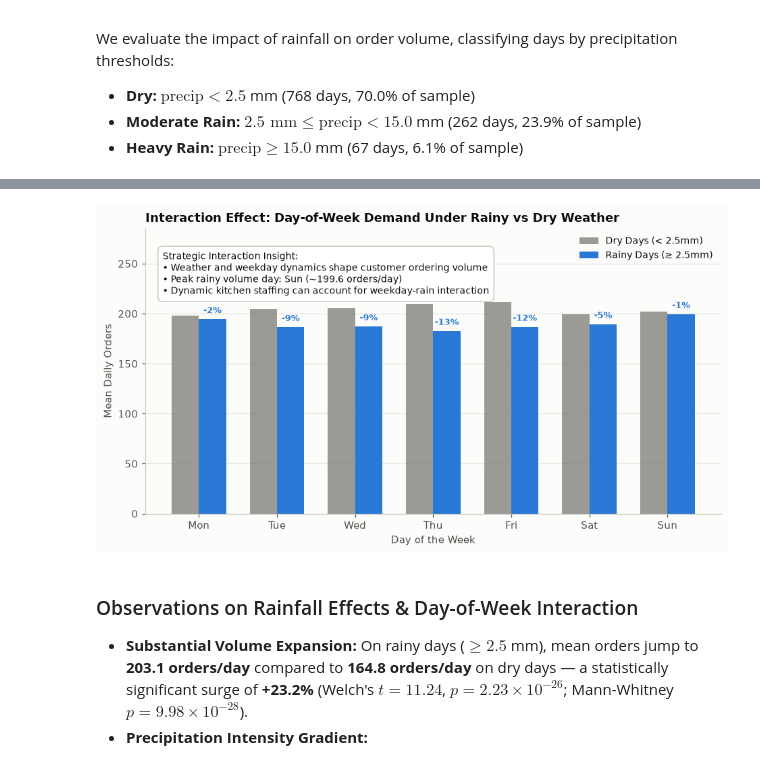
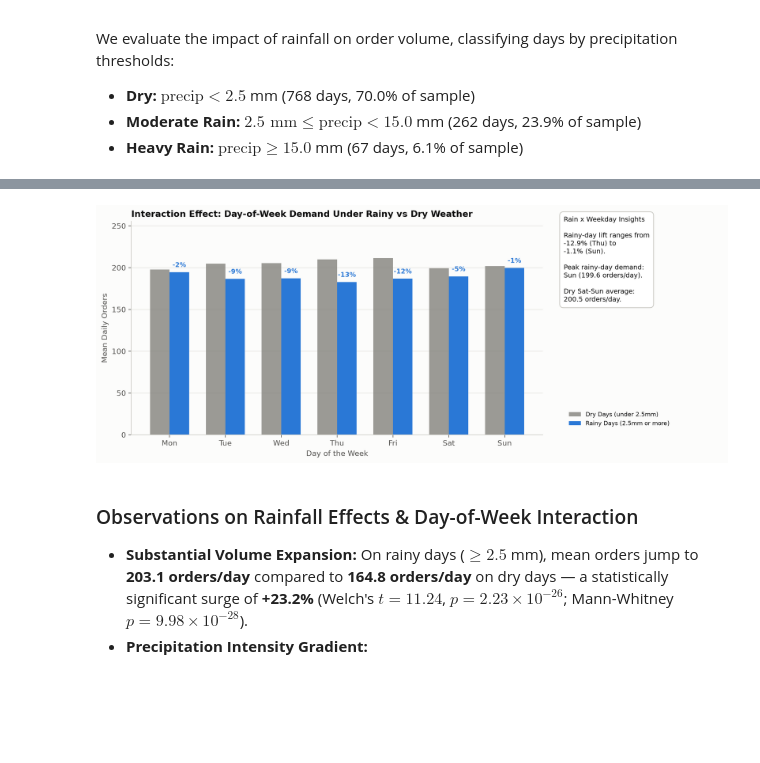
Before and after one commit to priyagarnet20-ops/weather-food-orders, a Jupyter notebook: notebooks/04_eda.ipynb, the cells around one changed output, grey strips where cells are left out. Cells and saved outputs as stored; diff of their text form; code cells hidden in the pictures; blank space fills up the shorter version.

```diff
--- a/notebooks/04_eda.ipynb
+++ b/notebooks/04_eda.ipynb
@@ -279,9 +426,47 @@ plt.show()
 # %%
-fig06 = eda.plot_fig06_weekday_rain_interaction(daily, RESULTS / "eda_06_weekday_rain_interaction.png")
+dow_names = ["Mon", "Tue", "Wed", "Thu", "Fri", "Sat", "Sun"]
+rain_label = "Rainy Days (2.5mm or more)"
+dry_label = "Dry Days (under 2.5mm)"
+interaction = daily.assign(
+    rain=np.where(daily["is_rainy"], rain_label, dry_label)
+).pivot_table(index="dow_name", columns="rain", values="order_count", aggfunc="mean").reindex(dow_names)
+dry_means = interaction[dry_label]
+rain_means = interaction[rain_label]
+lifts = (rain_means - dry_means) / dry_means * 100
+fig06, ax = plt.subplots(figsize=(13, 5.2))
+x = np.arange(len(dow_names))
+bar_width = 0.35
+ax.bar(x - bar_width / 2, dry_means, bar_width, label=dry_label, color=eda.C["gray"], alpha=0.85)
+ax.bar(x + bar_width / 2, rain_means, bar_width, label=rain_label, color=eda.C["blue"])
+for i, (rain_mean, lift) in enumerate(zip(rain_means, lifts)):
+    ax.annotate(f"{lift:+.0f}%", (x[i] + bar_width / 2, rain_mean), xytext=(0, 5),
+                textcoords="offset points", ha="center", va="bottom", fontsize=8.5,
+                fontweight="bold", color=eda.C["blue"])
+ax.set_title("Interaction Effect: Day-of-Week Demand Under Rainy vs Dry Weather")
+ax.set_xlabel("Day of the Week")
+ax.set_ylabel("Mean Daily Orders")
+ax.set_xticks(x)
+ax.set_xticklabels(dow_names)
+ax.set_ylim(0, rain_means.max() * 1.28)
+fig06.subplots_adjust(right=0.72)
+insight_ax = fig06.add_axes([0.75, 0.12, 0.23, 0.78])
+insight_ax.set_axis_off()
+peak_day = rain_means.idxmax()
+dry_weekend_mean = dry_means.loc[["Sat", "Sun"]].mean()
+insight_ax.text(0, 1,
+                "Rain x Weekday Insights\n\n"
+                f"Rainy-day lift ranges from\n{lifts.min():+.1f}% ({lifts.idxmin()}) to\n{lifts.max():+.1f}% ({lifts.idxmax()}).\n\n"
+                f"Peak rainy-day demand:\n{peak_day} ({rain_means.max():.1f} orders/day).\n\n"
+                f"Dry Sat-Sun average:\n{dry_weekend_mean:.1f} orders/day.",
+                va="top", fontsize=9,
+                bbox=dict(boxstyle="round,pad=0.6", facecolor="white", edgecolor=eda.C["light"]))
+handles, labels = ax.get_legend_handles_labels()
+insight_ax.legend(handles, labels, loc="lower left", frameon=False, fontsize=8)
+eda.save_fig(fig06, RESULTS / "eda_06_weekday_rain_interaction.png")
 eda.save_fig(fig06, SLIDES_FIGS / "eda_06_weekday_rain_interaction.png")
 plt.show()
 # %% [output]
-[figure, old version]
+[figure, new version]
 # %% [markdown]
 ### Observations on Rainfall Effects & Day-of-Week Interaction
 * **Substantial Volume Expansion:** On rainy days ($\ge 2.5$ mm), mean orders jump to **203.1 orders/day** compared to **164.8 orders/day** on dry days — a statistically significant surge of **+23.2%** (Welch's $t = 11.24$, $p = 2.23 \times 10^{-26}$; Mann-Whitney $p = 9.98 \times 10^{-28}$).
```
Also changed, not shown: parts of 10 cells of this notebook, 10 other files.
